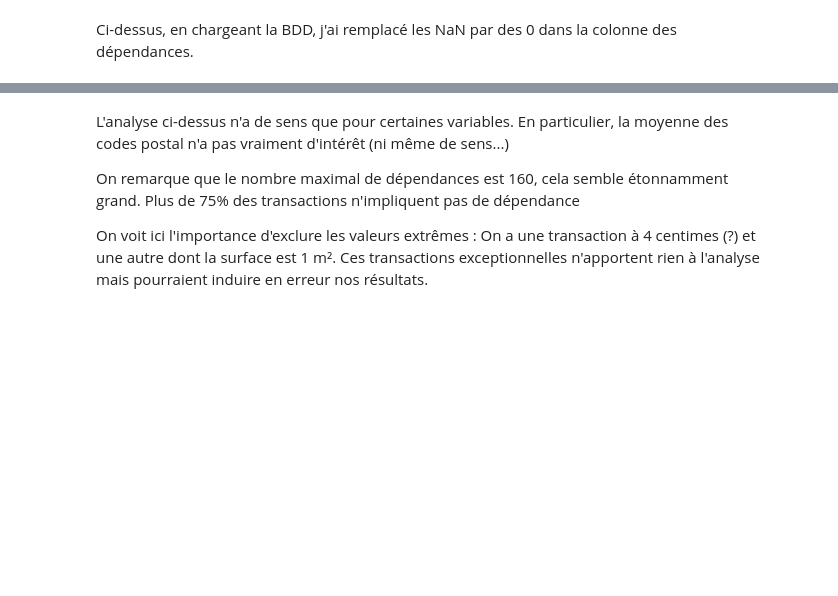
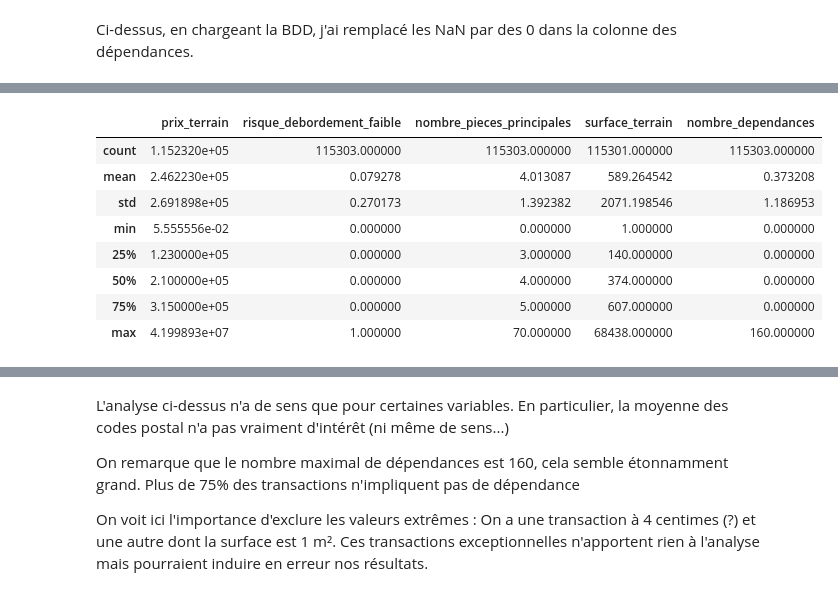
Before and after one commit to ppensier/projet_statapp_inondations, a Jupyter notebook: scripts/stat_data.ipynb, the cells around one changed output, grey strips where cells are left out. Saved outputs shown, nothing was run; the diff lists cells and outputs as text; code cells hidden in the pictures; blank space fills up the shorter version.

```diff
--- a/scripts/stat_data.ipynb
+++ b/scripts/stat_data.ipynb
@@ -68,3 +68,15 @@ statistiques_generales(df_initial)
+# %%
+statistiques_generales(risque_df[["prix_terrain", "risque_debordement_faible", "nombre_pieces_principales","surface_terrain","nombre_dependances"]])
+# %% [output]
+|  | prix_terrain | risque_debordement_faible | nombre_pieces_principales | surface_terrain | nombre_dependances |
+| count | 1.152320e+05 | 115303.000000 | 115303.000000 | 115301.000000 | 115303.000000 |
+| mean | 2.462230e+05 | 0.079278 | 4.013087 | 589.264542 | 0.373208 |
+| std | 2.691898e+05 | 0.270173 | 1.392382 | 2071.198546 | 1.186953 |
+| min | 5.555556e-02 | 0.000000 | 0.000000 | 1.000000 | 0.000000 |
+| 25% | 1.230000e+05 | 0.000000 | 3.000000 | 140.000000 | 0.000000 |
+| 50% | 2.100000e+05 | 0.000000 | 4.000000 | 374.000000 | 0.000000 |
+| 75% | 3.150000e+05 | 0.000000 | 5.000000 | 607.000000 | 0.000000 |
+| max | 4.199893e+07 | 1.000000 | 70.000000 | 68438.000000 | 160.000000 |
 # %%
 statistiques_generales(df_cor)
 # %% [output]
```
Also changed, not shown: parts of 7 cells of this notebook, 1 other file.
